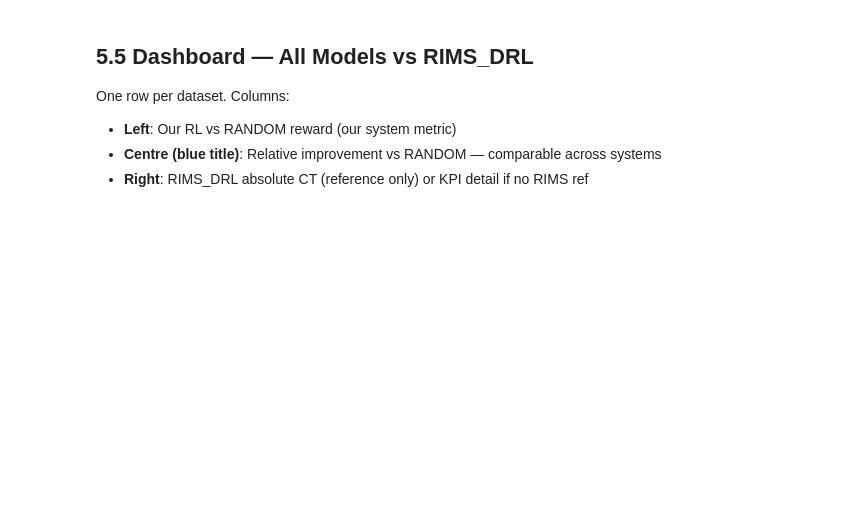
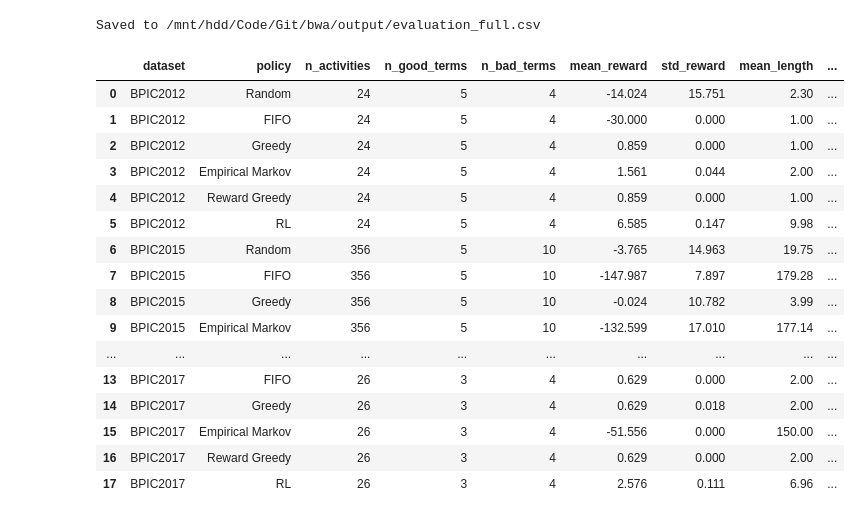
Before and after one commit to praharshaAdhikari/bureaucratic-workflow-analyzer, a Jupyter notebook: notebooks/05_evaluation.ipynb, the cells around one changed output. Saved outputs shown, nothing was run; the diff lists cells and outputs as text; code cells hidden in the pictures; blank space fills up the shorter version.

```diff
--- a/notebooks/05_evaluation.ipynb
+++ b/notebooks/05_evaluation.ipynb
@@ -273,7 +651,0 @@ Management action usage (RL policy, fraction of steps):
-# %% [markdown]
-## 5.5 Dashboard — All Models vs RIMS_DRL
-
-One row per dataset. Columns:
-- **Left**: Our RL vs RANDOM reward (our system metric)
-- **Centre (blue title)**: Relative improvement vs RANDOM — comparable across systems
-- **Right**: RIMS_DRL absolute CT (reference only) or KPI detail if no RIMS ref
@@ -544,0 +652,55 @@ print(f'\nAll figures saved to {OUTPUT_ROOT}')
+# %%
+rows = []
+for ds, res in all_results.items():
+    for policy_name, data in [
+        ('Random', res['random']),
+        ('FIFO', res['fifo']),
+        ('Greedy', res['greedy']),
+        ('Empirical Markov', res['empirical']),
+        ('Reward Greedy', res['reward']),
+        ('RL', res['rl']),
+    ]:
+        mgmt = data['mgmt_rates']
+        top_mgmt = max(mgmt, key=mgmt.get) if mgmt else 'N/A'
+        rows.append({
+            'dataset':       ds,
+            'policy':        policy_name,
+            'n_activities':  res['n_act'],
+            'n_good_terms':  res['n_good'],
+            'n_bad_terms':   res['n_bad'],
+            'mean_reward':   round(data['mean_reward'],  3),
+            'std_reward':    round(data['std_reward'],   3),
+            'mean_length':   round(data['mean_length'],  2),
+            'good_term_pct': round(data['good_term_pct'],1),
+            'bad_term_pct':  round(data['bad_term_pct'], 1),
+            'truncated_pct': round(data['truncated_pct'],1),
+            'top_mgmt_action': top_mgmt,
+            'top_mgmt_rate': round(mgmt.get(top_mgmt, 0) * 100, 1),
+            'rel_reward_vs_random_pct': round(res['rel_random'], 2) if policy_name == 'RL' else None,
+            'rel_reward_vs_best_heur_pct': round(res['rel_best_heur'], 2) if policy_name == 'RL' else None,
+        })
+
+df_full = pd.DataFrame(rows)
+out_path = OUTPUT_ROOT / 'evaluation_full.csv'
+df_full.to_csv(out_path, index=False)
+print(f'Saved to {out_path}')
+display(df_full)
+# %% [output]
+Saved to /mnt/hdd/Code/Git/bwa/output/evaluation_full.csv
+|  | dataset | policy | n_activities | n_good_terms | n_bad_terms | mean_reward | std_reward | mean_length | ... |
+| 0 | BPIC2012 | Random | 24 | 5 | 4 | -14.024 | 15.751 | 2.30 | ... |
+| 1 | BPIC2012 | FIFO | 24 | 5 | 4 | -30.000 | 0.000 | 1.00 | ... |
+| 2 | BPIC2012 | Greedy | 24 | 5 | 4 | 0.859 | 0.000 | 1.00 | ... |
+| 3 | BPIC2012 | Empirical Markov | 24 | 5 | 4 | 1.561 | 0.044 | 2.00 | ... |
+| 4 | BPIC2012 | Reward Greedy | 24 | 5 | 4 | 0.859 | 0.000 | 1.00 | ... |
+| 5 | BPIC2012 | RL | 24 | 5 | 4 | 6.585 | 0.147 | 9.98 | ... |
+| 6 | BPIC2015 | Random | 356 | 5 | 10 | -3.765 | 14.963 | 19.75 | ... |
+| 7 | BPIC2015 | FIFO | 356 | 5 | 10 | -147.987 | 7.897 | 179.28 | ... |
+| 8 | BPIC2015 | Greedy | 356 | 5 | 10 | -0.024 | 10.782 | 3.99 | ... |
+| 9 | BPIC2015 | Empirical Markov | 356 | 5 | 10 | -132.599 | 17.010 | 177.14 | ... |
+| ... | ... | ... | ... | ... | ... | ... | ... | ... | ... |
+| 13 | BPIC2017 | FIFO | 26 | 3 | 4 | 0.629 | 0.000 | 2.00 | ... |
+| 14 | BPIC2017 | Greedy | 26 | 3 | 4 | 0.629 | 0.018 | 2.00 | ... |
+| 15 | BPIC2017 | Empirical Markov | 26 | 3 | 4 | -51.556 | 0.000 | 150.00 | ... |
+| 16 | BPIC2017 | Reward Greedy | 26 | 3 | 4 | 0.629 | 0.000 | 2.00 | ... |
+| 17 | BPIC2017 | RL | 26 | 3 | 4 | 2.576 | 0.111 | 6.96 | ... |
```
Also changed, not shown: parts of 26 cells of this notebook, 43 other files.
